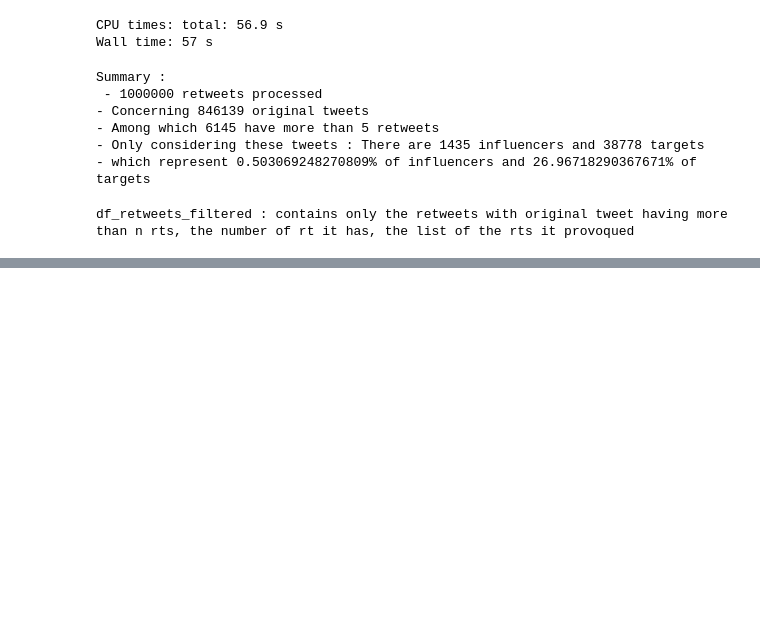
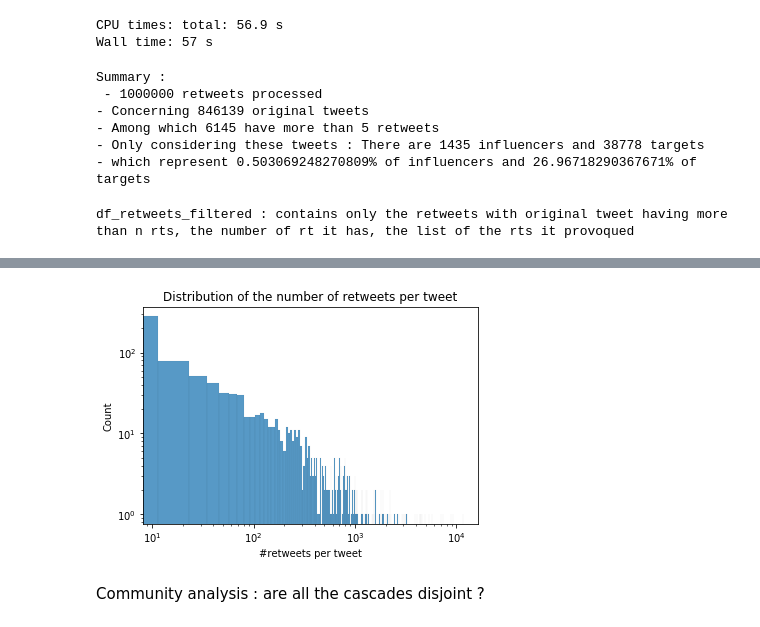
Before and after one commit to mario-michelessa/influence-maximization, a Jupyter notebook: graph_analysis.ipynb, the cells around one changed output, grey strips where cells are left out. Drawn from its saved outputs; the diff is of its cells as text; code cells hidden in the pictures; blank space fills up the shorter version.

Commit message:
work on weibo

```diff
--- a/graph_analysis.ipynb
+++ b/graph_analysis.ipynb
@@ -267,0 +312,25 @@ def export_filtered() :
+# %%
+%%time
+
+NB_TWEETS = 1000
+
+with open("data/weibo/weibodata/diffusion/repost_data.txt", 'r') as file :
+    remaining_nb_of_rt = 0
+    l = []
+    rts = []
+    i=0
+    for line in file.readlines() :
+
+        if i > NB_TWEETS : break
+
+        if remaining_nb_of_rt == 0 :
+            i+=1
+            if i % 30000 == 0 :
+                print(f"{i/3000}%")
+            l.append(rts)
+            rts = []
+            remaining_nb_of_rt = int(line.replace('\n', '').split('\t')[1])
+        else :
+            user  = int(line.replace('\n', '').split('\t')[1])
+            rts.append(user)
+            remaining_nb_of_rt -= 1
@@ -267,0 +340,11 @@ def export_filtered() :
+# %%
+number_retweets = [len(rt) for rt in l]
+# %%
+sns.histplot(number_retweets, bins = 1000)
+plt.xscale('log')
+plt.yscale('log')
+plt.xlabel("#retweets per tweet")
+plt.title('Distribution of the number of retweets per tweet')
+plt.show()
+# %% [output]
+[figure, added]
@@ -267,0 +372,2 @@ def export_filtered() :
+# %% [markdown]
+Community analysis : are all the cascades disjoint ?
```
Also changed, not shown: parts of 30 cells of this notebook, 2 other files.
